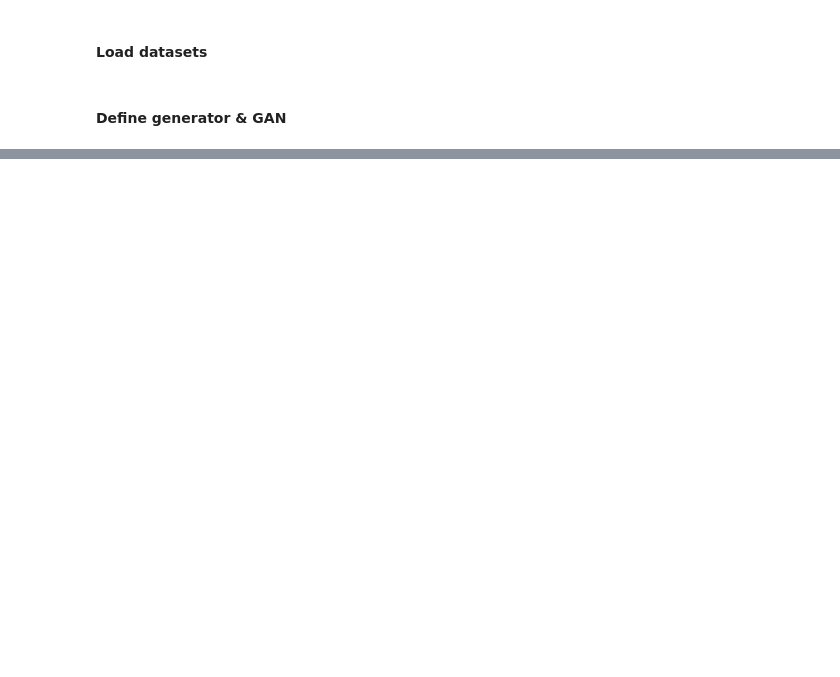
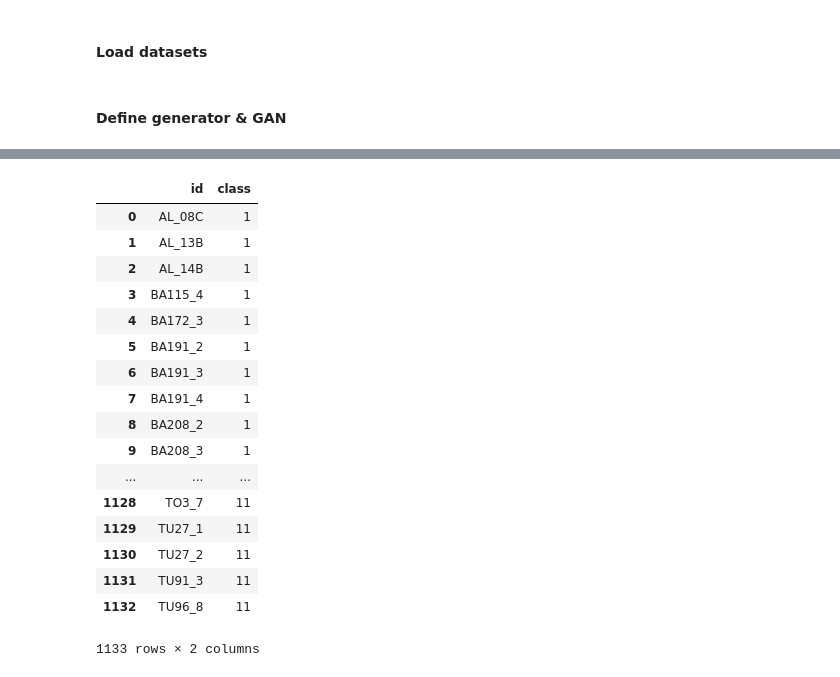
Before and after one commit to celiacintas/vasijas, a Jupyter notebook: 2D_GAN.ipynb, the cells around one changed output, grey strips where cells are left out. Cells and saved outputs as stored; diff of their text form; code cells hidden in the pictures; blank space fills up the shorter version.

Commit message:
functions for pytorch class load

```diff
--- a/2D_GAN.ipynb
+++ b/2D_GAN.ipynb
@@ -64,0 +70,11 @@ with open('/tmp/GAN_epochs.gif','rb') as f:
+# %%
+def create_df_from_files(path='data/perfiles_CATA/clases/'):
+    l = list()
+    for class_, filename in enumerate(os.listdir(path), 1):
+        with open(os.path.join(path, filename)) as f:
+            lines = f.readlines()
+            for id_ in lines:
+                l.append((id_.rstrip(), class_))
+    df_classes = pd.DataFrame(l, columns=['id', 'class'])
+
+    return df_classes
@@ -64,0 +93,5 @@ with open('/tmp/GAN_epochs.gif','rb') as f:
+# %%
+df = create_df_from_files()
+destination = "/home/celia/Code/vasijas_repo/data/perfiles_CATA/png_clasificados/"
+path = "/home/celia/Code/vasijas_repo/data/perfiles_CATA/png"
+create_folder_pytorch_format(df, destination, path)
@@ -64,0 +116,21 @@ with open('/tmp/GAN_epochs.gif','rb') as f:
+# %%
+df
+# %% [output]
+|  | id | class |
+| 0 | AL_08C | 1 |
+| 1 | AL_13B | 1 |
+| 2 | AL_14B | 1 |
+| 3 | BA115_4 | 1 |
+| 4 | BA172_3 | 1 |
+| 5 | BA191_2 | 1 |
+| 6 | BA191_3 | 1 |
+| 7 | BA191_4 | 1 |
+| 8 | BA208_2 | 1 |
+| 9 | BA208_3 | 1 |
+| ... | ... | ... |
+| 1128 | TO3_7 | 11 |
+| 1129 | TU27_1 | 11 |
+| 1130 | TU27_2 | 11 |
+| 1131 | TU91_3 | 11 |
+| 1132 | TU96_8 | 11 |
+1133 rows × 2 columns
```
Also changed, not shown: parts of 4 cells of this notebook.
